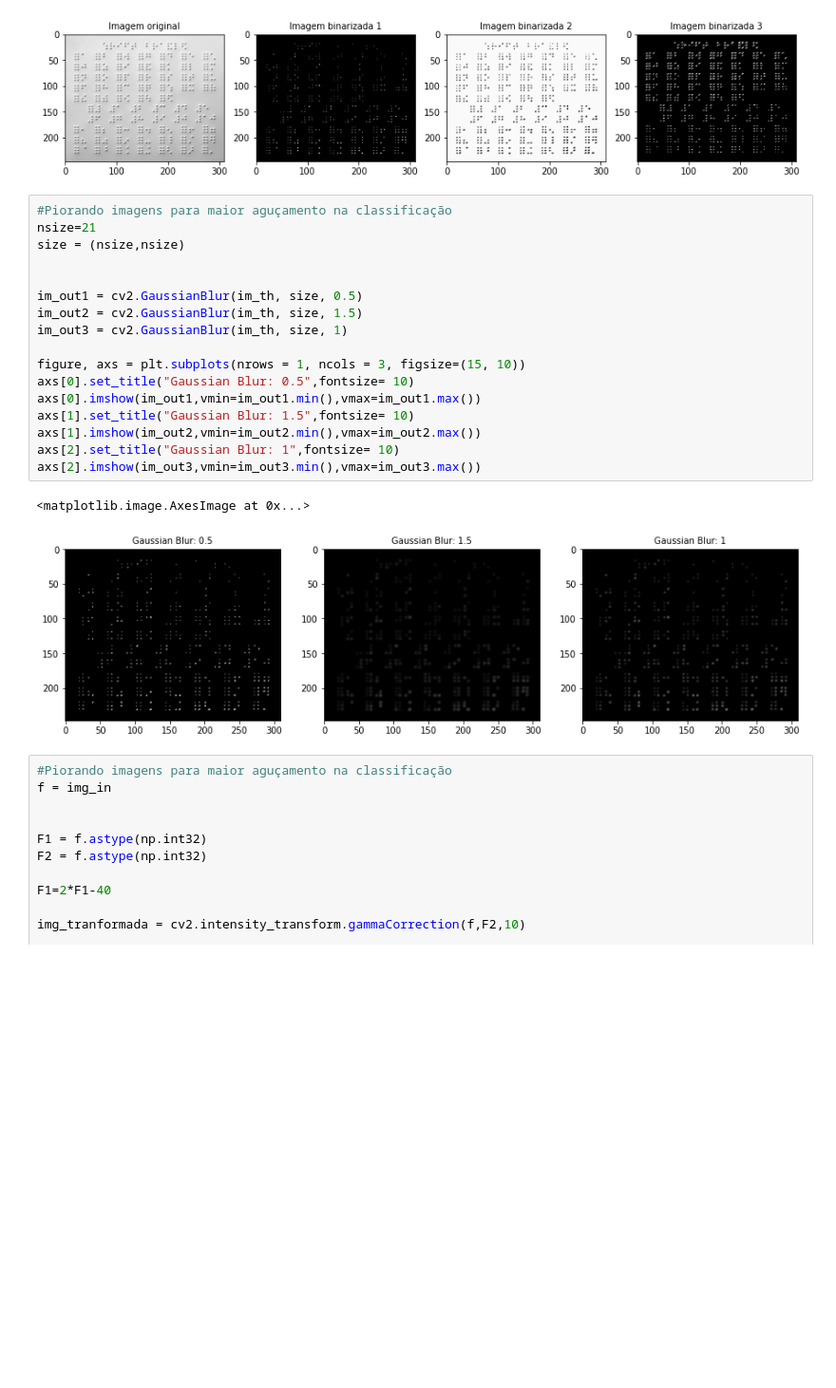
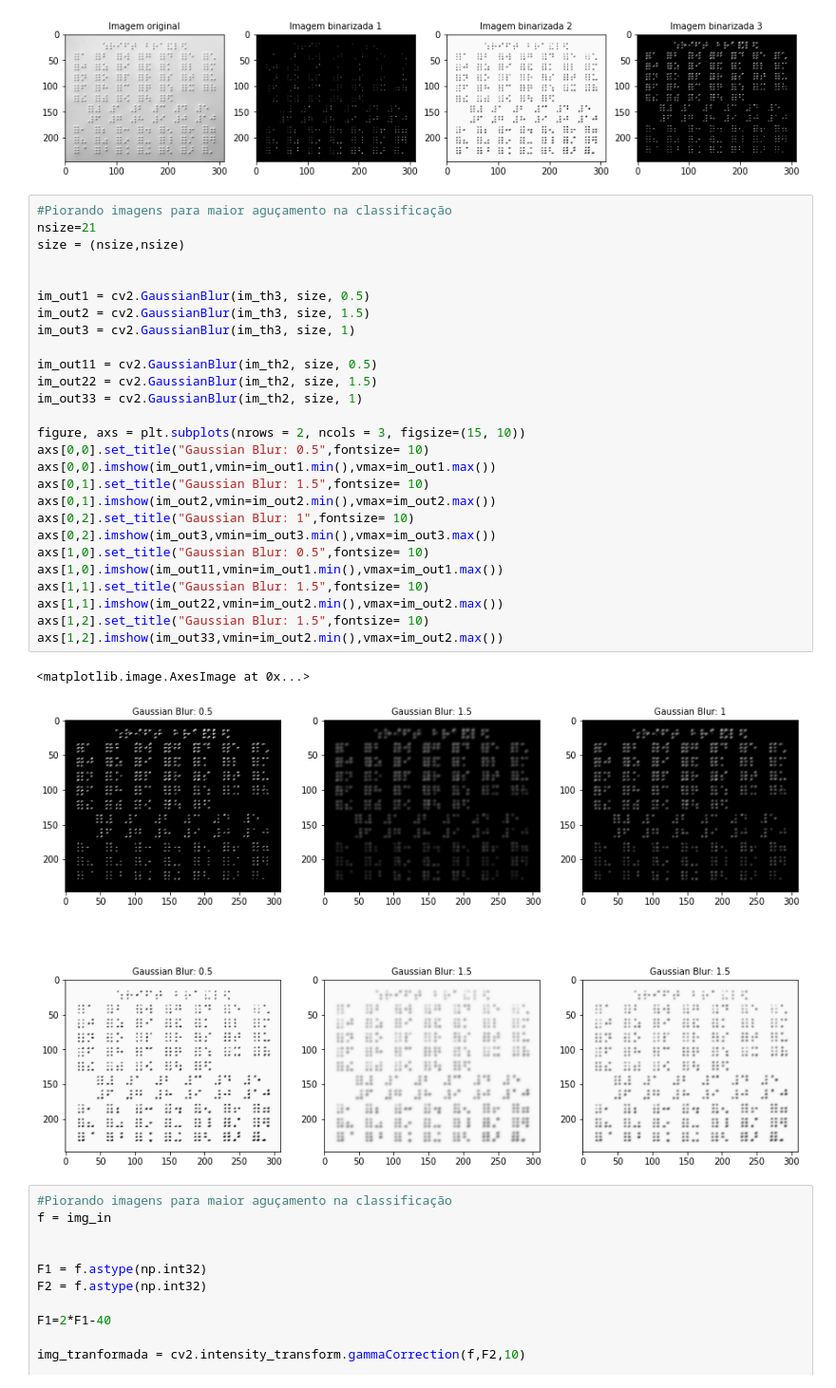
Before and after one commit to code-coffee-ufcg/braillingo-backend, a Jupyter notebook: Preprocessing/Pre-processamento.ipynb, the cells around one changed output. Shown at 95% size. Cells and saved outputs as stored; diff of their text form; blank space fills up the shorter version.

```diff
--- a/Preprocessing/Pre-processamento.ipynb
+++ b/Preprocessing/Pre-processamento.ipynb
@@ -55,23 +55,33 @@ axs[3].imshow(im_th3)
 # %%
 #Piorando imagens para maior aguçamento na classificação
 nsize=21
 size = (nsize,nsize)
 
 
-im_out1 = cv2.GaussianBlur(im_th, size, 0.5)
-im_out2 = cv2.GaussianBlur(im_th, size, 1.5)
-im_out3 = cv2.GaussianBlur(im_th, size, 1)
+im_out1 = cv2.GaussianBlur(im_th3, size, 0.5)
+im_out2 = cv2.GaussianBlur(im_th3, size, 1.5)
+im_out3 = cv2.GaussianBlur(im_th3, size, 1)
 
-figure, axs = plt.subplots(nrows = 1, ncols = 3, figsize=(15, 10))
-axs[0].set_title("Gaussian Blur: 0.5",fontsize= 10)
-axs[0].imshow(im_out1,vmin=im_out1.min(),vmax=im_out1.max())
-axs[1].set_title("Gaussian Blur: 1.5",fontsize= 10)
-axs[1].imshow(im_out2,vmin=im_out2.min(),vmax=im_out2.max())
-axs[2].set_title("Gaussian Blur: 1",fontsize= 10)
-axs[2].imshow(im_out3,vmin=im_out3.min(),vmax=im_out3.max())
+im_out11 = cv2.GaussianBlur(im_th2, size, 0.5)
+im_out22 = cv2.GaussianBlur(im_th2, size, 1.5)
+im_out33 = cv2.GaussianBlur(im_th2, size, 1)
+
+figure, axs = plt.subplots(nrows = 2, ncols = 3, figsize=(15, 10))
+axs[0,0].set_title("Gaussian Blur: 0.5",fontsize= 10)
+axs[0,0].imshow(im_out1,vmin=im_out1.min(),vmax=im_out1.max())
+axs[0,1].set_title("Gaussian Blur: 1.5",fontsize= 10)
+axs[0,1].imshow(im_out2,vmin=im_out2.min(),vmax=im_out2.max())
+axs[0,2].set_title("Gaussian Blur: 1",fontsize= 10)
+axs[0,2].imshow(im_out3,vmin=im_out3.min(),vmax=im_out3.max())
+axs[1,0].set_title("Gaussian Blur: 0.5",fontsize= 10)
+axs[1,0].imshow(im_out11,vmin=im_out1.min(),vmax=im_out1.max())
+axs[1,1].set_title("Gaussian Blur: 1.5",fontsize= 10)
+axs[1,1].imshow(im_out22,vmin=im_out2.min(),vmax=im_out2.max())
+axs[1,2].set_title("Gaussian Blur: 1.5",fontsize= 10)
+axs[1,2].imshow(im_out33,vmin=im_out2.min(),vmax=im_out2.max())
 # %% [output]
 <matplotlib.image.AxesImage at 0x...>
-[figure, old version]
+[figure, new version]
 # %%
 #Piorando imagens para maior aguçamento na classificação
 f = img_in
```
